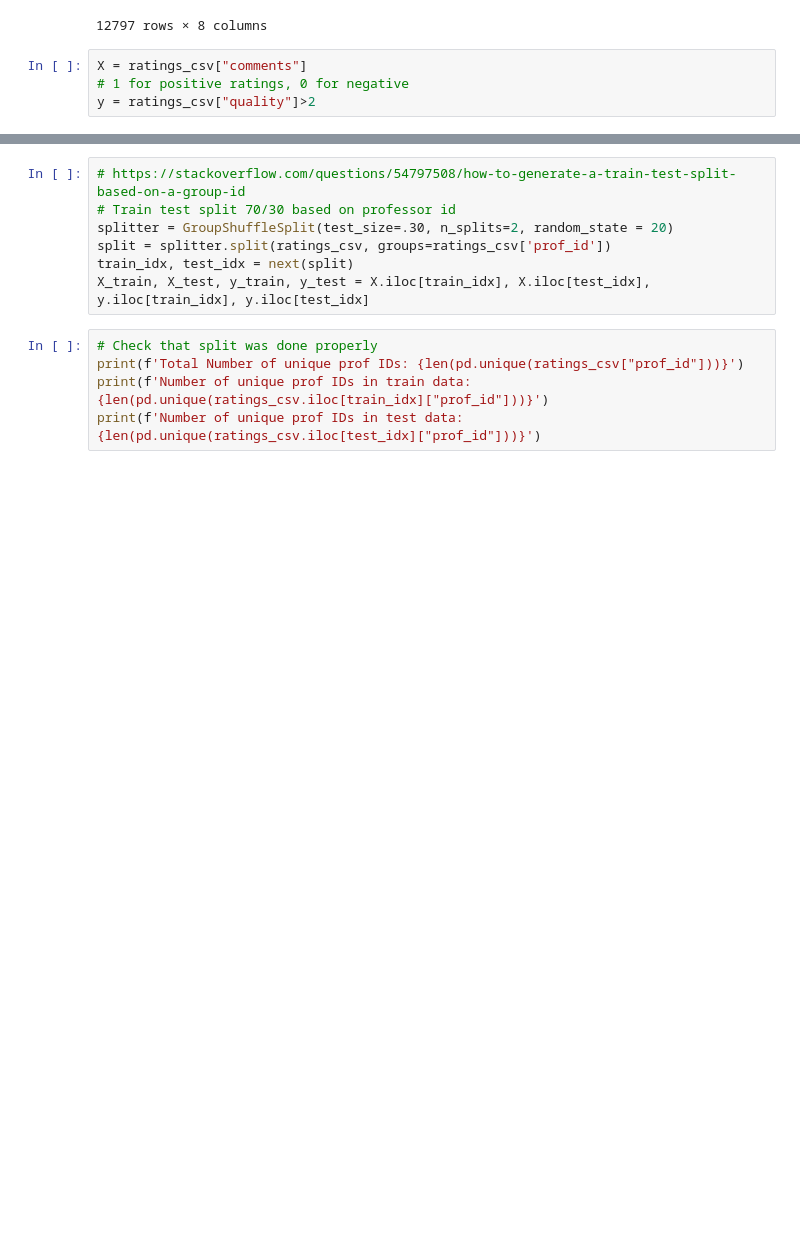
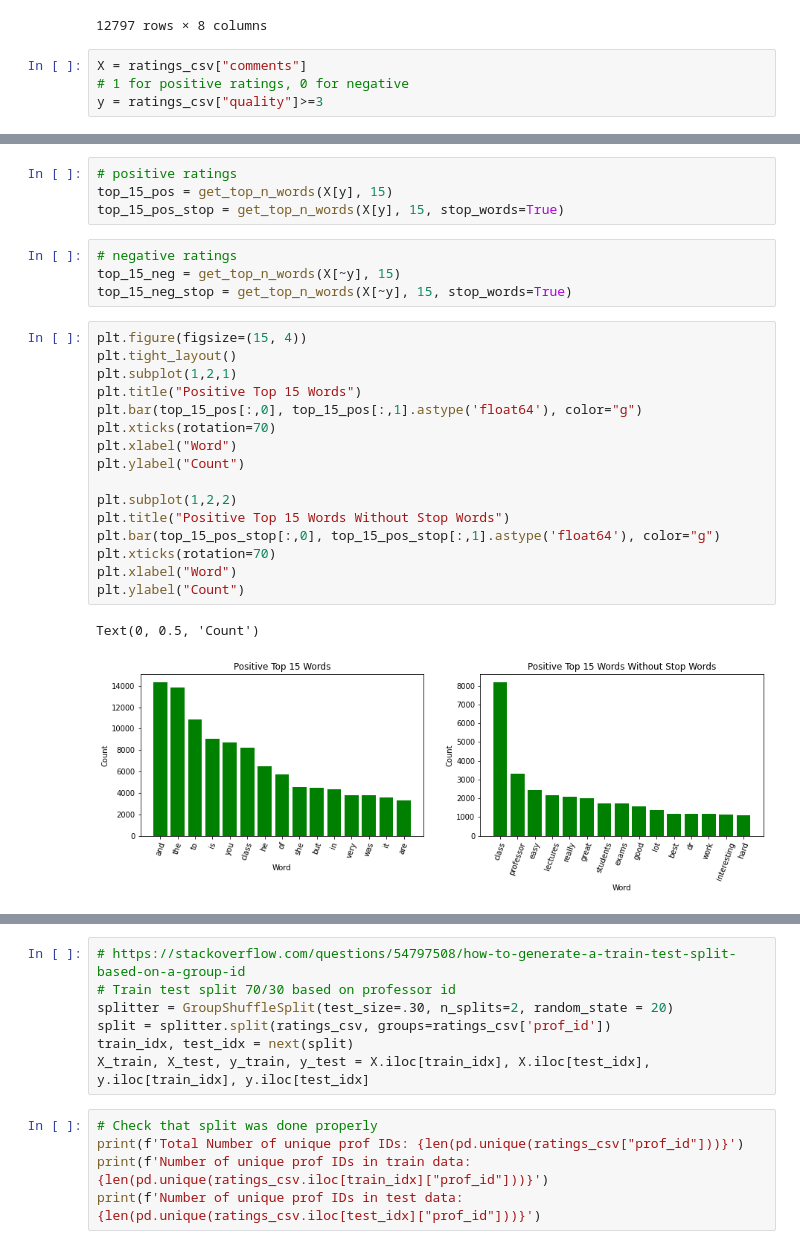
Before and after one commit to RandumbPurson/ratemyprof-sentiment, a Jupyter notebook: svm_model.ipynb, the cells around one changed output, grey strips where cells are left out. Cells and saved outputs as stored; diff of their text form; blank space fills up the shorter version.

```diff
--- a/svm_model.ipynb
+++ b/svm_model.ipynb
@@ -44,4 +44,4 @@ ratings_csv
 # %%
 X = ratings_csv["comments"]
 # 1 for positive ratings, 0 for negative
-y = ratings_csv["quality"]>2
+y = ratings_csv["quality"]>=3
@@ -47,0 +98,27 @@ y = ratings_csv["quality"]>2
+# %%
+# positive ratings
+top_15_pos = get_top_n_words(X[y], 15)
+top_15_pos_stop = get_top_n_words(X[y], 15, stop_words=True)
+# %%
+# negative ratings
+top_15_neg = get_top_n_words(X[~y], 15)
+top_15_neg_stop = get_top_n_words(X[~y], 15, stop_words=True)
+# %%
+plt.figure(figsize=(15, 4))
+plt.tight_layout()
+plt.subplot(1,2,1)
+plt.title("Positive Top 15 Words")
+plt.bar(top_15_pos[:,0], top_15_pos[:,1].astype('float64'), color="g")
+plt.xticks(rotation=70)
+plt.xlabel("Word")
+plt.ylabel("Count")
+
+plt.subplot(1,2,2)
+plt.title("Positive Top 15 Words Without Stop Words")
+plt.bar(top_15_pos_stop[:,0], top_15_pos_stop[:,1].astype('float64'), color="g")
+plt.xticks(rotation=70)
+plt.xlabel("Word")
+plt.ylabel("Count")
+# %% [output]
+Text(0, 0.5, 'Count')
+[figure, added]
```
Also changed, not shown: parts of 8 cells of this notebook.
